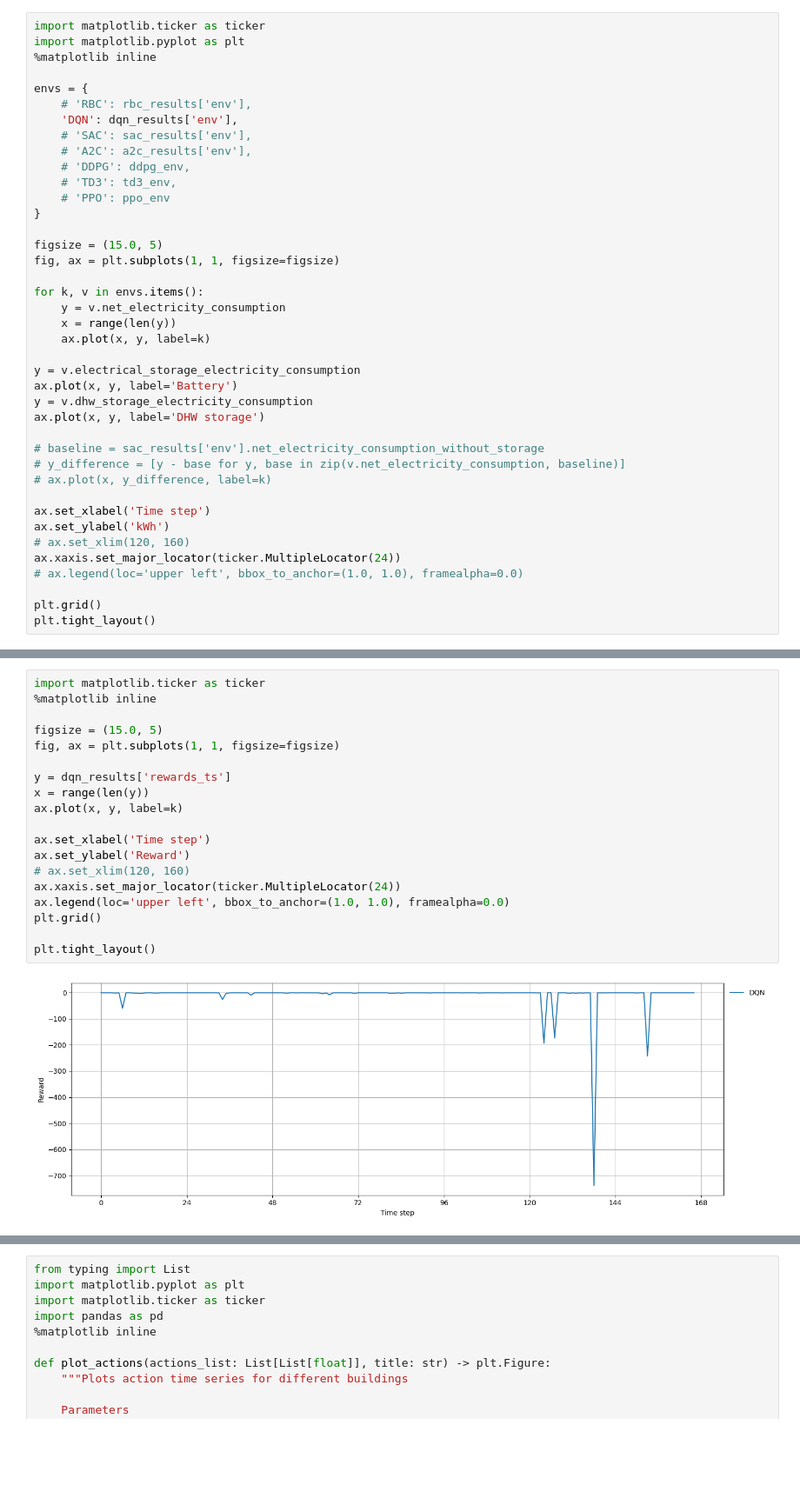
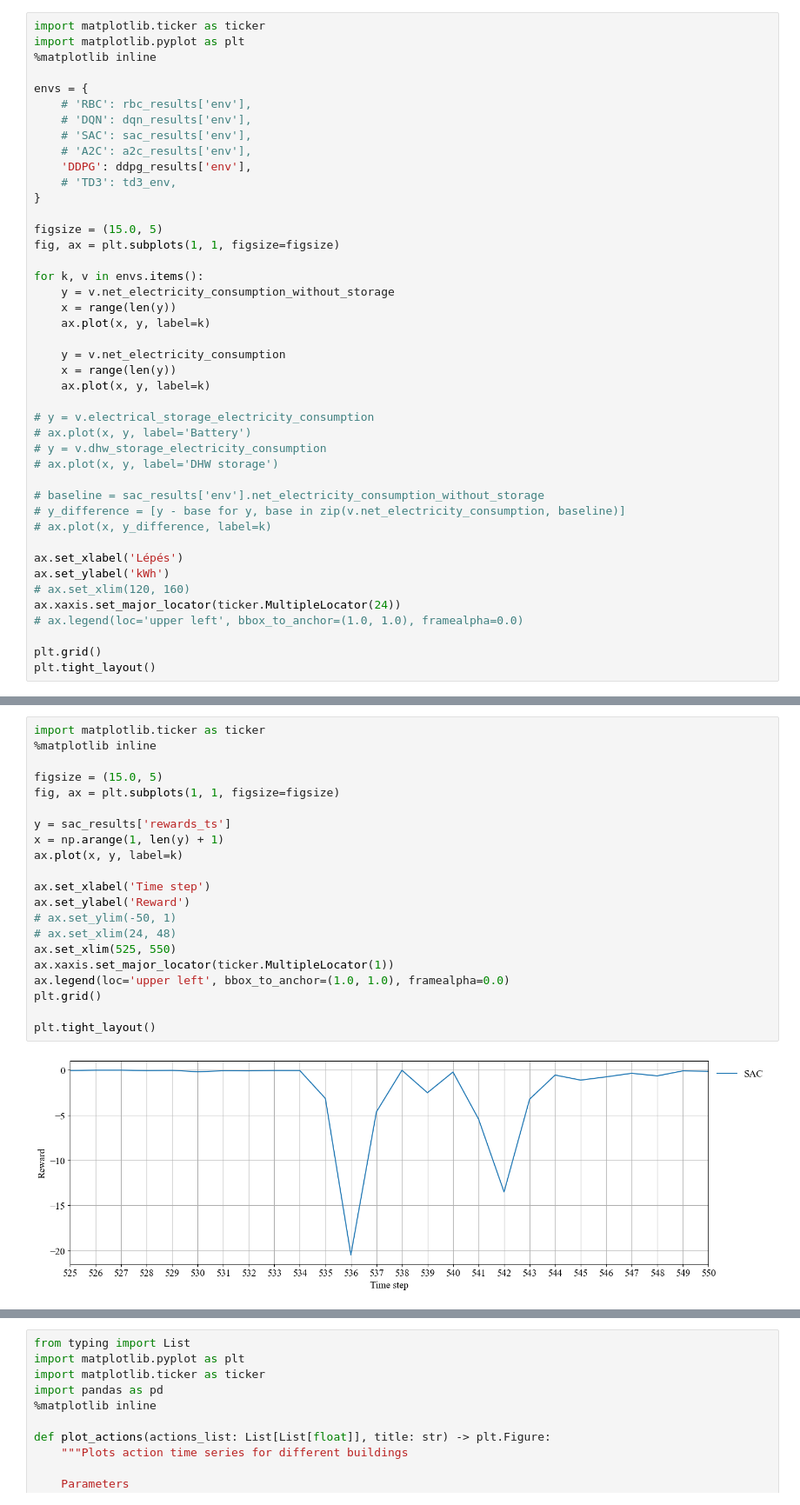
Before and after one commit to Sasmn/szakdolgozat_citylearn, a Jupyter notebook: szakdoga.ipynb, the cells around one changed output, grey strips where cells are left out. Shown at 87% size. Saved outputs shown, nothing was run; the diff lists cells and outputs as text; blank space fills up the shorter version.

```diff
--- a/szakdoga.ipynb
+++ b/szakdoga.ipynb
@@ -282,32 +433,35 @@ import matplotlib.pyplot as plt
 
 envs = {
     # 'RBC': rbc_results['env'],
-    'DQN': dqn_results['env'],
+    # 'DQN': dqn_results['env'],
     # 'SAC': sac_results['env'],
     # 'A2C': a2c_results['env'],
-    # 'DDPG': ddpg_env,
+    'DDPG': ddpg_results['env'],
     # 'TD3': td3_env,
-    # 'PPO': ppo_env
 }
 
 figsize = (15.0, 5)
 fig, ax = plt.subplots(1, 1, figsize=figsize)
 
 for k, v in envs.items():
+    y = v.net_electricity_consumption_without_storage
+    x = range(len(y))
+    ax.plot(x, y, label=k)
+
     y = v.net_electricity_consumption
     x = range(len(y))
     ax.plot(x, y, label=k)
 
-y = v.electrical_storage_electricity_consumption
-ax.plot(x, y, label='Battery')
-y = v.dhw_storage_electricity_consumption
-ax.plot(x, y, label='DHW storage')
+# y = v.electrical_storage_electricity_consumption
+# ax.plot(x, y, label='Battery')
+# y = v.dhw_storage_electricity_consumption
+# ax.plot(x, y, label='DHW storage')
 
 # baseline = sac_results['env'].net_electricity_consumption_without_storage
 # y_difference = [y - base for y, base in zip(v.net_electricity_consumption, baseline)]
 # ax.plot(x, y_difference, label=k)
 
-ax.set_xlabel('Time step')
+ax.set_xlabel('Lépés')
 ax.set_ylabel('kWh')
 # ax.set_xlim(120, 160)
 ax.xaxis.set_major_locator(ticker.MultipleLocator(24))
@@ -352,21 +622,23 @@ plt.tight_layout()
 # %%
 import matplotlib.ticker as ticker
 %matplotlib inline
 
 figsize = (15.0, 5)
 fig, ax = plt.subplots(1, 1, figsize=figsize)
 
-y = dqn_results['rewards_ts']
-x = range(len(y))
+y = sac_results['rewards_ts']
+x = np.arange(1, len(y) + 1)
 ax.plot(x, y, label=k)
 
 ax.set_xlabel('Time step')
 ax.set_ylabel('Reward')
-# ax.set_xlim(120, 160)
-ax.xaxis.set_major_locator(ticker.MultipleLocator(24))
+# ax.set_ylim(-50, 1)
+# ax.set_xlim(24, 48)
+ax.set_xlim(525, 550)
+ax.xaxis.set_major_locator(ticker.MultipleLocator(1))
 ax.legend(loc='upper left', bbox_to_anchor=(1.0, 1.0), framealpha=0.0)
 plt.grid()
 
 plt.tight_layout()
 # %% [output]
-[figure, old version]
+[figure, new version]
```
Also changed, not shown: parts of 40 cells of this notebook, 33 other files.
